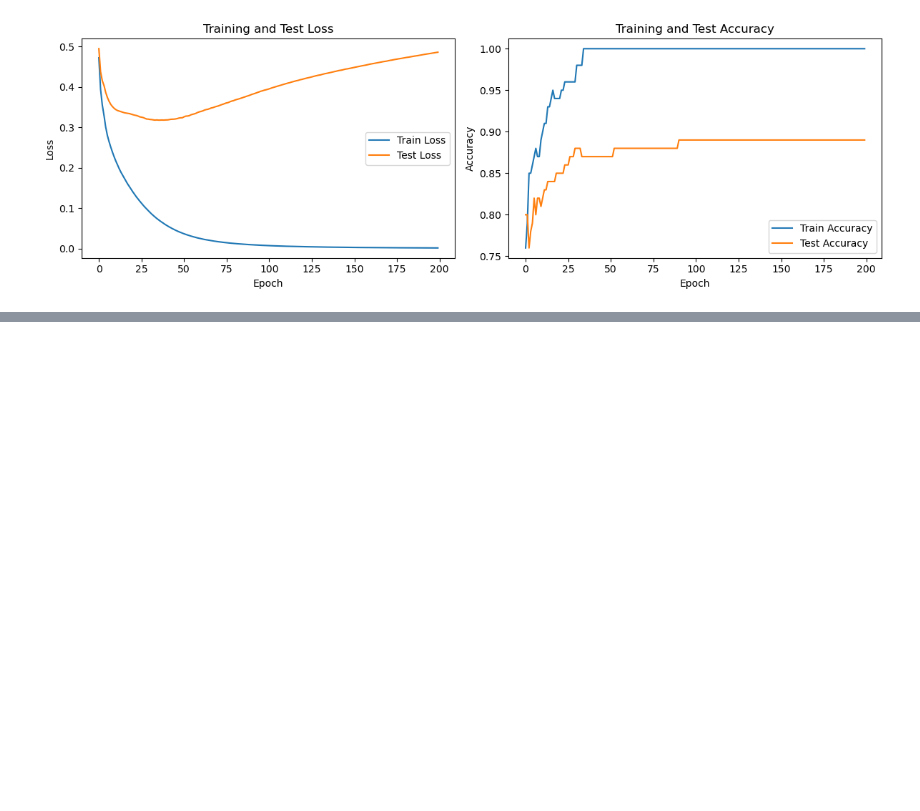
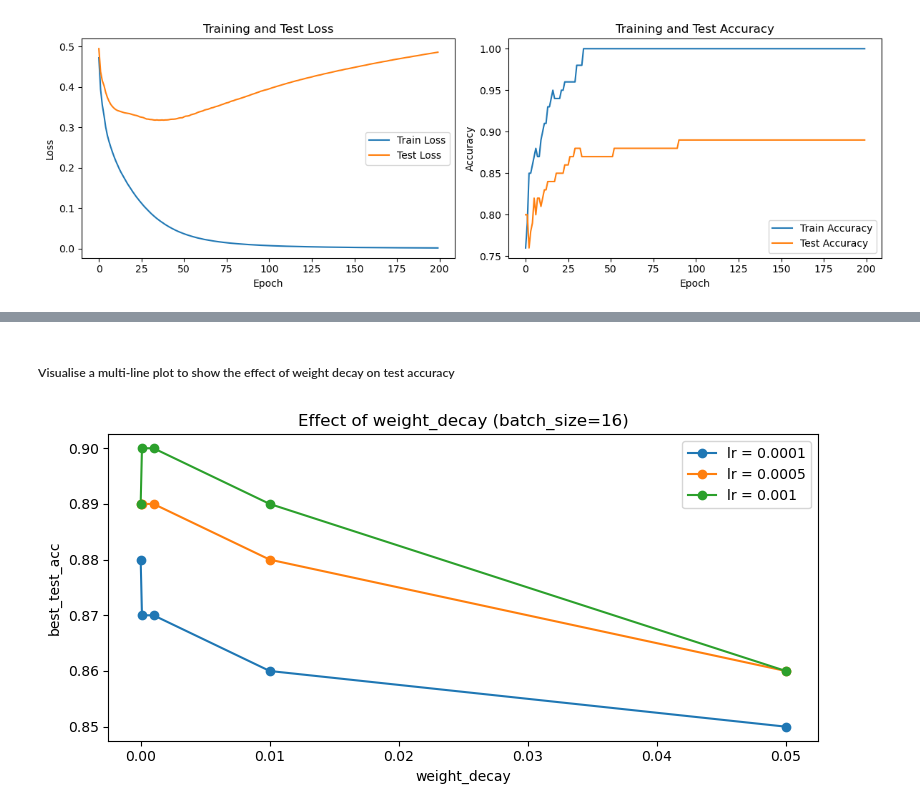
Before and after one commit to nasoskar/ProgrAndMaths, a Jupyter notebook: task2/ecg_project.ipynb, the cells around one changed output, grey strips where cells are left out. Cells and saved outputs as stored; diff of their text form; code cells hidden in the pictures; blank space fills up the shorter version.

```diff
--- a/task2/ecg_project.ipynb
+++ b/task2/ecg_project.ipynb
@@ -357,0 +383,22 @@ Results saved to hyperparameter_search_results.csv
+# %% [markdown]
+##### Visualise a multi-line plot to show the effect of weight decay on test accuracy
+# %%
+def plot_wd_trend(df, batch_size):
+    sub = df[df["batch_size"] == batch_size].copy()
+    lrs = sorted(sub["lr"].unique())
+
+    plt.figure(figsize = (8, 4))
+    for lr in lrs:
+        one = sub[sub["lr"] == lr].sort_values("weight_decay")
+        plt.plot(one["weight_decay"], one["best_test_acc"], marker = "o", label = f"lr = {lr}")
+
+    plt.xlabel("weight_decay")
+    plt.ylabel("best_test_acc")
+    plt.title(f"Effect of weight_decay (batch_size={batch_size})")
+    plt.legend()
+    plt.tight_layout()
+    plt.show()
+
+plot_wd_trend(all_results_df, batch_size = 16)
+# %% [output]
+[figure, added]
```
Also changed, not shown: parts of 29 cells of this notebook, 1 other file.
